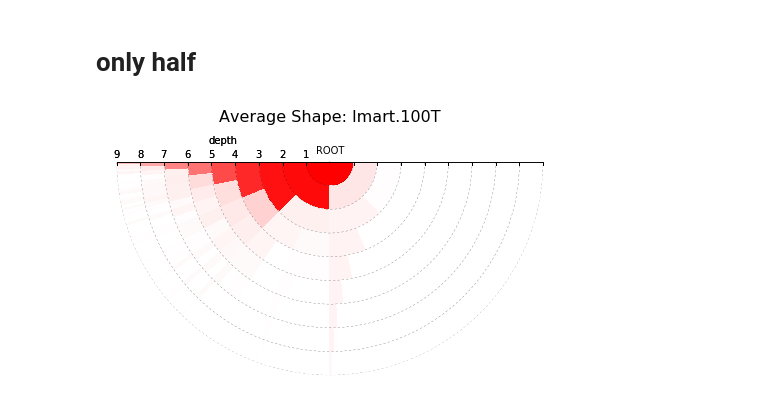
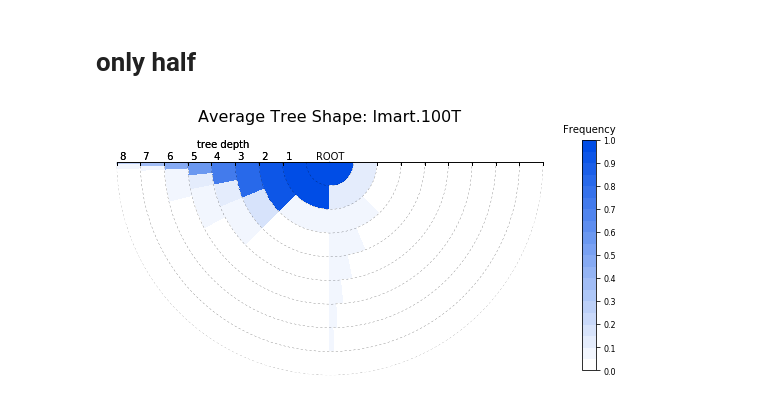
Before and after one commit to hpclab/rankeval, a Jupyter notebook: notebooks/Visualization - Topological.ipynb, the cells around one changed output. Saved outputs shown, nothing was run; the diff lists cells and outputs as text; code cells hidden in the pictures.

Commit message:
cbar

```diff
--- a/notebooks/Visualization - Topological.ipynb
+++ b/notebooks/Visualization - Topological.ipynb
@@ -93,13 +93,24 @@ from matplotlib.projections import PolarAxes
 from mpl_toolkits.axisartist.grid_finder import (FixedLocator, MaxNLocator,
                                                  DictFormatter)
 
+max_levels, _ = node_freqs.shape
+max_nodes = 2**max_levels
+
+# custom color map
+cm = LinearSegmentedColormap.from_list('w2r', [(1,1,1),(0,0.3,.9)], N=20)
+
+
+
 fig = plt.figure(1, figsize=(8, 4))
 
-#ax3, ax = setup_axes3(fig,111)
 tr = Affine2D().translate(np.pi, 0) + PolarAxes.PolarTransform()
-grid_locator2 = FixedLocator( [x+1. for x in range(max_levels)] )
+x_ticks = [x+2. for x in range(max_levels-1)]
+grid_locator2 = FixedLocator( x_ticks )
+tick_formatter2 = DictFormatter({k:" " +str(int(k) -1) for k in x_ticks})
 grid_helper = floating_axes.GridHelperCurveLinear(tr, extremes=(0, np.pi, 0, max_levels) ,
-                                                 grid_locator2=grid_locator2)
+                                                 grid_locator2=grid_locator2,
+                                                  tick_formatter2 = tick_formatter2)
+
 ax3 = floating_axes.FloatingSubplot(fig, 111, grid_helper=grid_helper)
 fig.add_axes(ax3)
 
@@ -110,9 +121,10 @@ ax3.axis["right"].set_axis_direction("top")
 ax3.axis["left"].set_axis_direction("bottom")
 ax3.axis["left"].major_ticklabels.set_pad(-5)
 ax3.axis["left"].major_ticklabels.set_rotation(180)
-ax3.axis["left"].label.set_text("depth")
+ax3.axis["left"].label.set_text("tree depth")
 ax3.axis["left"].label.set_rotation(180)
 ax3.axis["left"].label.set_pad(20)
+ax3.axis["left"].major_ticklabels.set_ha("left")
 
 ax = ax3.get_aux_axes(tr)
 ax.patch = ax3.patch # for aux_ax to have a clip path as in ax
@@ -120,34 +132,42 @@ ax3.patch.zorder=.9 # but this has a side effect that the patch is
                     # drawn twice, and possibly over some other
                     # artists. So, we decrease the zorder a bit to
                     # prevent this.
+
+
 
 
 theta, r = np.mgrid[0:np.pi:(max_nodes+1)*1j, 0:max_levels+1]
 z = np.zeros(theta.size).reshape(theta.shape)
 
 for level in xrange(max_levels):
     num_nodes = 2**level
     num_same_color = max_nodes/num_nodes
     for node in xrange(num_nodes):
         if node<node_freqs.shape[1]:
             z[ num_same_color*node:num_same_color*(node+1), level ] = node_freqs[level, node]
 
 # draw the tree nodes frequencies
 h = ax.pcolormesh(theta, r, z, cmap=cm, vmin=0., vmax=1.)
 
+# color bar
+cax = fig.add_axes([.95, 0.15, 0.025, 0.8]) # axes for the colot bar
+cbar = fig.colorbar(h, cax=cax, ticks=np.linspace(0,1,11))
+cbar.ax.tick_params(labelsize=8)
+cax.set_title('Frequency', verticalalignment="bottom", fontsize=10)
+
 # separate depths
 for level in xrange(1,max_levels+1):
     ax.plot( np.linspace(0,np.pi,num=128), [1*level]*128, 'k:', lw=0.2)
 
 # separate left sub-tree from right sub-tree
 ax.plot( [np.pi,np.pi], [0,1], 'k-')
 ax.plot( [0,0], [0,1], 'k-')
 
 # label tree depths
-ax.text(np.pi/2*3,.5, "ROOT", horizontalalignment='center', verticalalignment='center')
+ax.text(np.pi/2*3,.25, "ROOT", horizontalalignment='center', verticalalignment='center')
 
-ax3.set_title("Average Shape: " + str(model), fontsize=16, y=1.15)
+ax3.set_title("Average Tree Shape: " + str(model), fontsize=16, y=1.15)
 
 plt.show()
 # %% [output]
-[figure, old version]
+[figure, new version]
```
